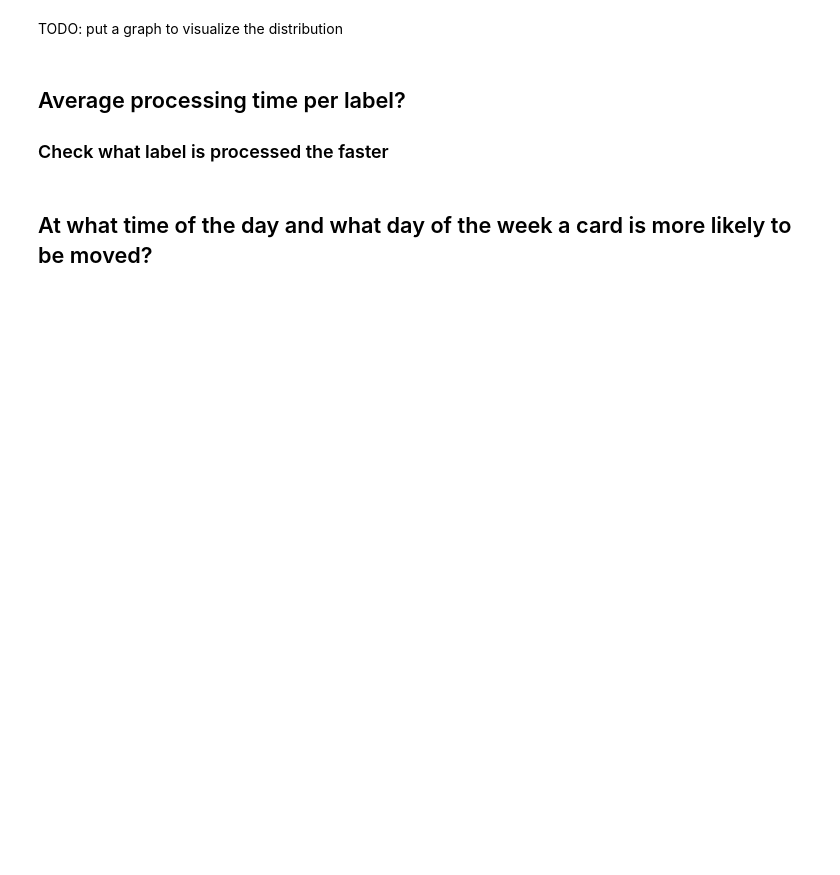
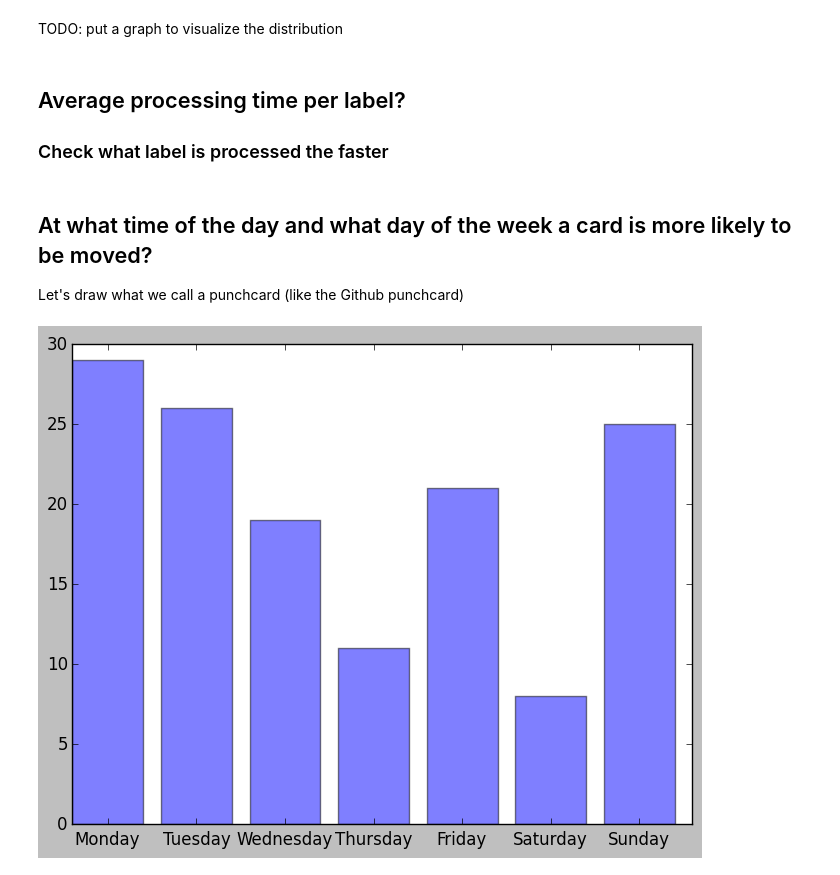
Before and after one commit to jtpio/data-playground, a Jupyter notebook: trello/personal-trello-stats.ipynb, the cells around one changed output. Saved outputs shown, nothing was run; the diff lists cells and outputs as text; code cells hidden in the pictures; blank space fills up the shorter version.

Commit message:
Days of week punchcard

```diff
--- a/trello/personal-trello-stats.ipynb
+++ b/trello/personal-trello-stats.ipynb
@@ -251,3 +251,22 @@ TODO: put a graph to visualize the distribution
 ### Check what label is processed the faster
 # %% [markdown]
 ## At what time of the day and what day of the week a card is more likely to be moved?
+
+Let's draw what we call a punchcard (like the Github punchcard)
+# %%
+import dateutil.parser
+
+WEEK_DAYS = ['Monday', 'Tuesday', 'Wednesday', 'Thursday', 'Friday', 'Saturday', 'Sunday']
+days_of_week_punchcard = sorted(
+        Counter(
+            [dateutil.parser.parse(moved_action['date']).weekday() for moved_action in moved_to_done]
+        ).most_common()
+        , key=lambda day: day[0]
+    )
+
+x = np.arange(len(WEEK_DAYS))
+plt.bar(x, [d[1] for d in days_of_week_punchcard], alpha=0.5)
+plt.xticks(x + 0.4, WEEK_DAYS)
+plt.show()
+# %% [output]
+[figure, added]
```
Also changed, not shown: parts of 6 cells of this notebook.
